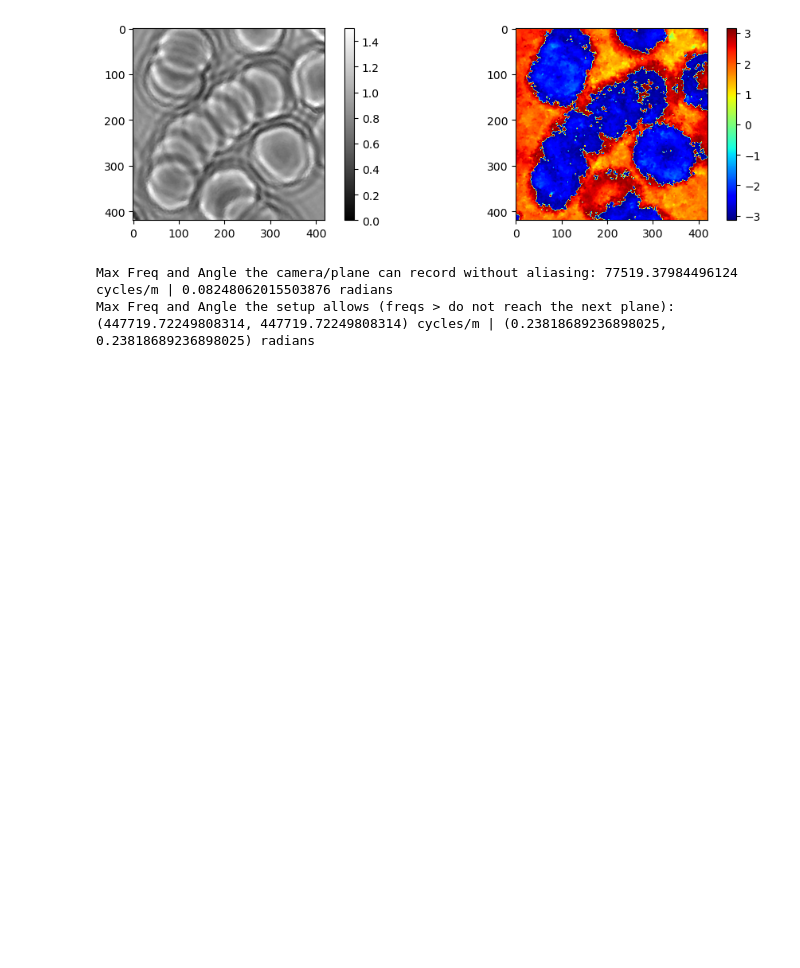
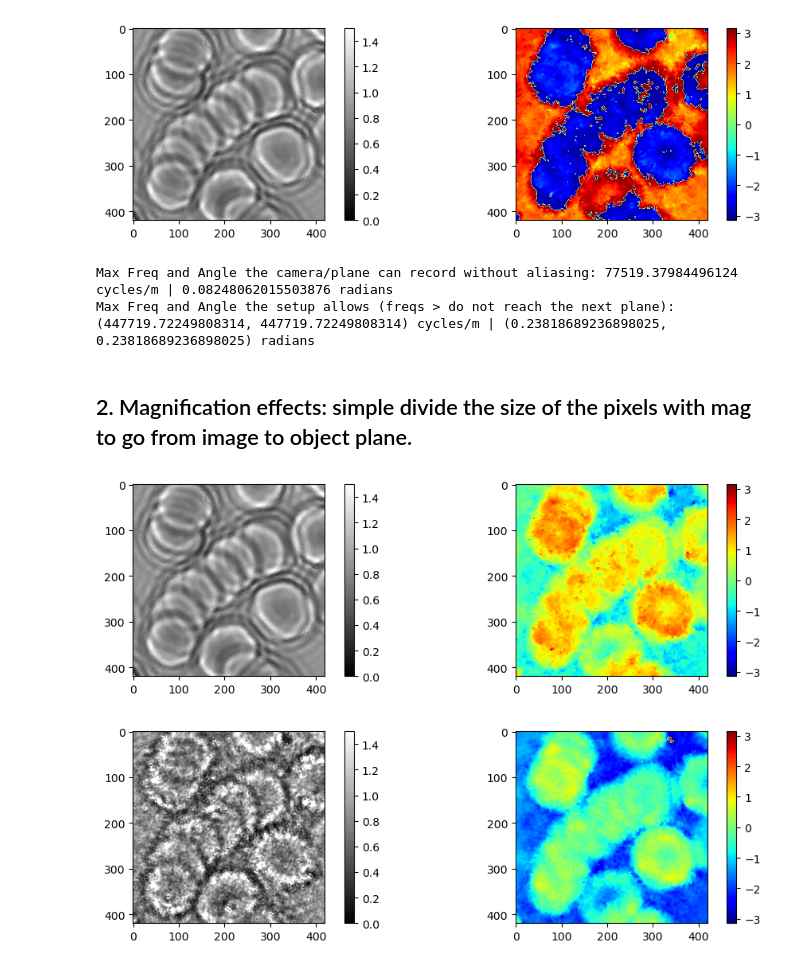
Before and after one commit to Muhammad-Kazim/wave_prop_package, a Jupyter notebook: examples/v1_propagation_angular_spectrum.ipynb, the cells around one changed output. Drawn from its saved outputs; the diff is of its cells as text; code cells hidden in the pictures; blank space fills up the shorter version.

Commit message:
example of prop with mag added

```diff
--- a/examples/v1_propagation_angular_spectrum.ipynb
+++ b/examples/v1_propagation_angular_spectrum.ipynb
@@ -144,3 +144,45 @@ wave_obj.setup_limit_info()
 # %% [output]
 Max Freq and Angle the camera/plane can record without aliasing: 77519.37984496124 cycles/m | 0.08248062015503876 radians
 Max Freq and Angle the setup allows (freqs > do not reach the next plane): (447719.72249808314, 447719.72249808314) cycles/m | (0.23818689236898025, 0.23818689236898025) radians
+# %% [markdown]
+## 2. Magnification effects: simple divide the size of the pixels with mag to go from image to object plane.
+# %%
+wl = 532*1e-9
+Nx = Ny = 420
+dx = dy = 6.45e-6
+
+mag = 100
+
+# sample
+sample_name = '../outputs/Reconstruction/blood_01_01.mat'
+A = np.array(h5py.File(sample_name, 'r').get('A'))[200:620, 200:620]
+P = gaussian_filter(2*np.pi/wl*np.array(h5py.File(sample_name, 'r').get('phi'))*6.45e-6**2/1.43e-3, 0.003)[200:620, 200:620] # phase in radians
+
+wave_0 = A*np.exp(1j*P)
+wave_0 = wave_0.T
+
+wave_z1 = volume_prop.propagate(
+    wave_0, wl, [dx/mag, dy/mag], 1.5e-6, padding=210, direction='forward', bandlimited=False
+    )
+
+fig, axs = plt.subplots(1, 2, figsize=(10, 3), tight_layout=True)
+cp_amp = axs[0].imshow(np.abs(wave_0)**2, vmax=1.5, vmin=0., cmap='gray')
+cp_ang = axs[1].imshow((np.angle(wave_0)), vmin=-1*np.pi, vmax=np.pi, cmap='jet')
+
+plt.colorbar(cp_amp, ax=axs[0])
+plt.colorbar(cp_ang, ax=axs[1])
+
+plt.show()
+
+
+fig, axs = plt.subplots(1, 2, figsize=(10, 3), tight_layout=True)
+cp_amp = axs[0].imshow(np.abs(wave_z1)**2, vmax=1.5, vmin=0., cmap='gray')
+cp_ang = axs[1].imshow(np.angle(wave_z1), vmin=-1*np.pi, vmax=np.pi, cmap='jet')
+
+plt.colorbar(cp_amp, ax=axs[0])
+plt.colorbar(cp_ang, ax=axs[1])
+
+plt.show()
+# %% [output]
+[figure, added]
+[figure, added]
```
Also changed, not shown: parts of 3 cells of this notebook.
